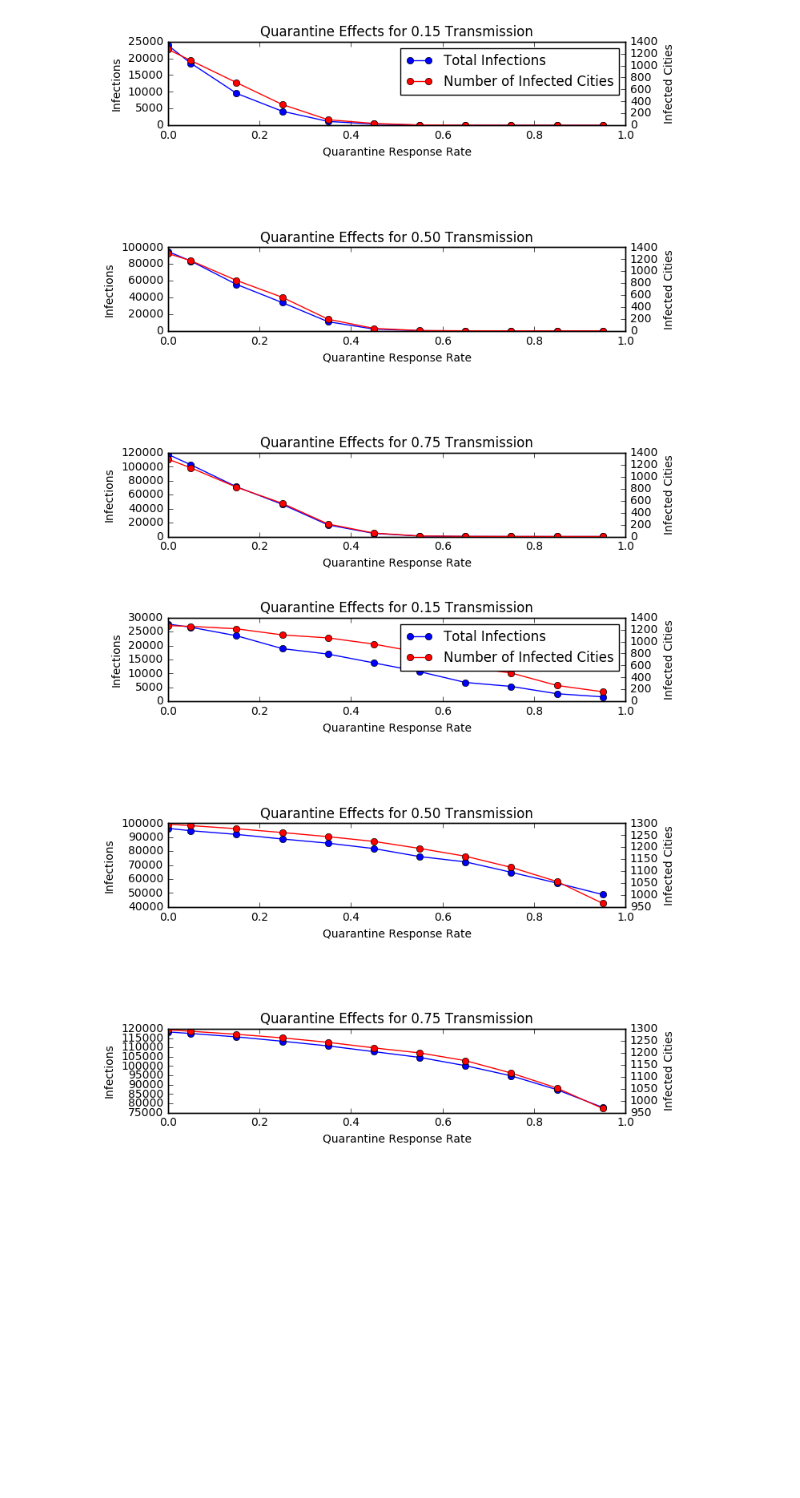
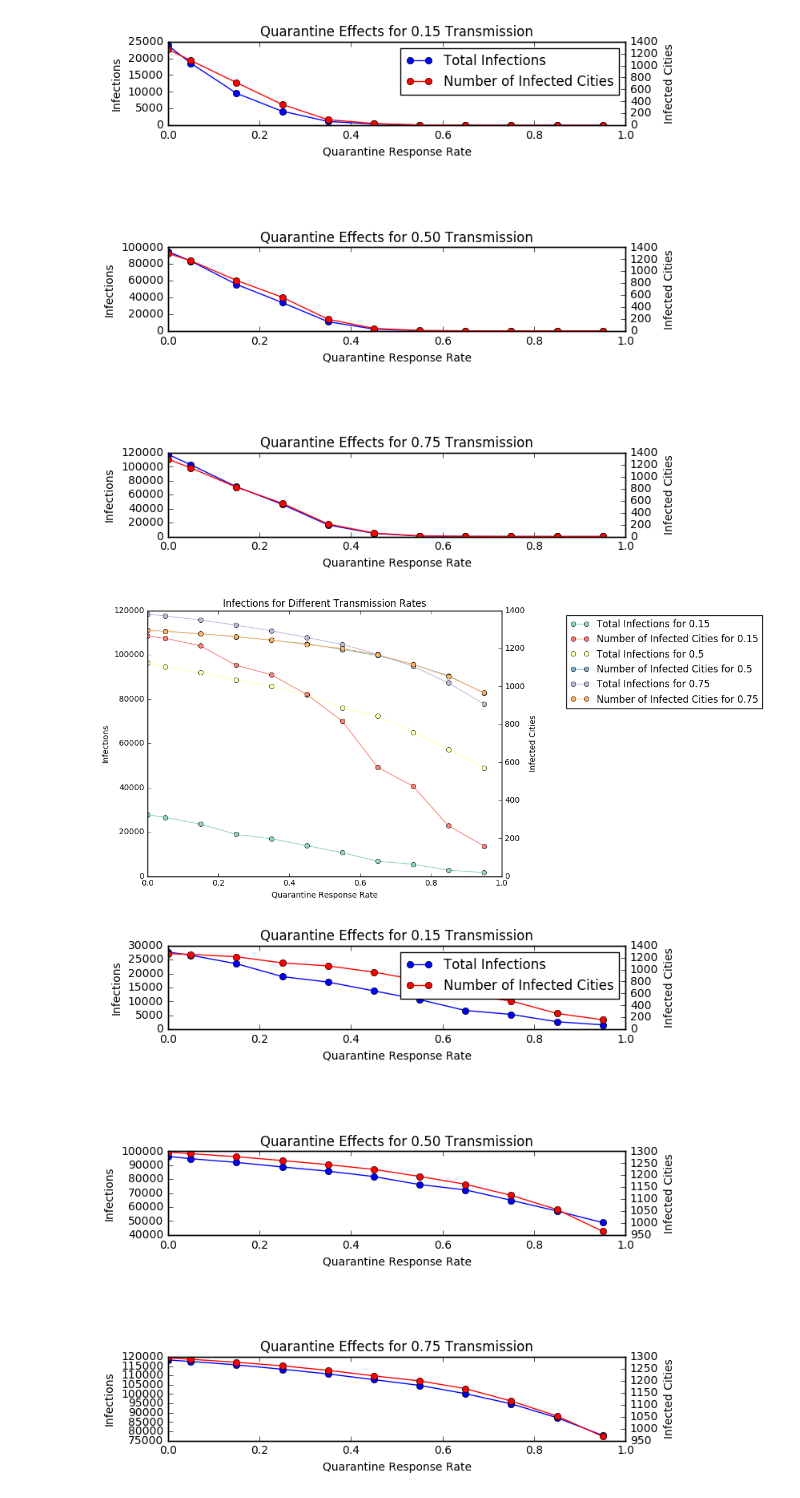
Before and after one commit to LucyWilcox/Plague, a Jupyter notebook: code/csv_plotting.ipynb, the cells around one changed output. Saved outputs shown, nothing was run; the diff lists cells and outputs as text; code cells hidden in the pictures; blank space fills up the shorter version.

Commit message:
Changing legend placement

```diff
--- a/code/csv_plotting.ipynb
+++ b/code/csv_plotting.ipynb
@@ -78,7 +78,7 @@ def all_on_one(df_list):
     ax.set_ylabel('Infections')
     ax2.set_ylabel('Infected Cities')
     ax.set_title('Infections for Different Transmission Rates')
-    plt.legend(lns, labs)
+    plt.legend(lns, labs, bbox_to_anchor=(1.75, 1))
     fig.set_size_inches(8, 6)
 # %%
 # Load the output files into Pandas DataFrames for easy parsing
@@ -110,6 +110,10 @@ all_on_one([all_trans_15, all_trans_50, all_trans_75])
 subplotting_wrapper([all_trans_15, all_trans_50, all_trans_75])
 # %% [output]
 [figure]
+# %%
+all_on_one([hub_trans_15, hub_trans_50, hub_trans_75])
+# %% [output]
+[figure, added]
 # %%
 subplotting_wrapper([hub_trans_15, hub_trans_50, hub_trans_75])
 # %% [output]
```
Also changed, not shown: parts of 1 cell of this notebook.
